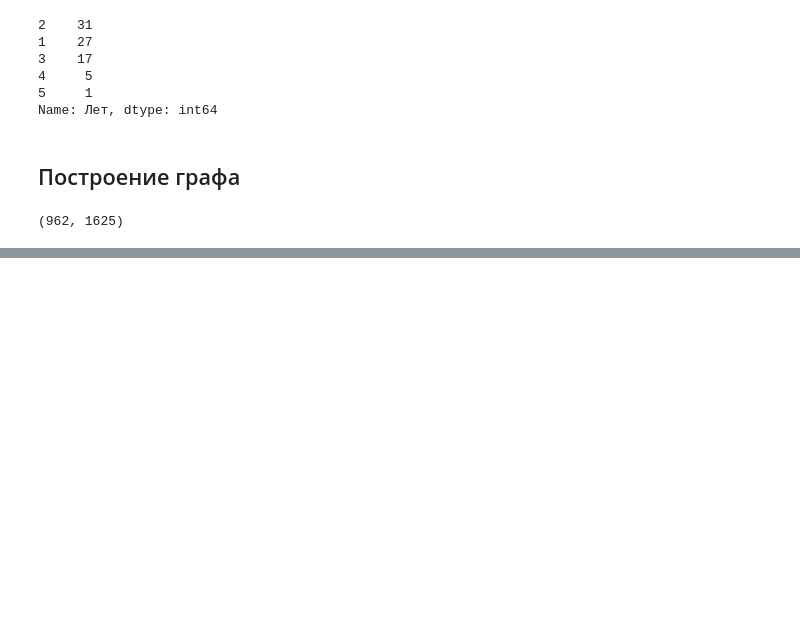
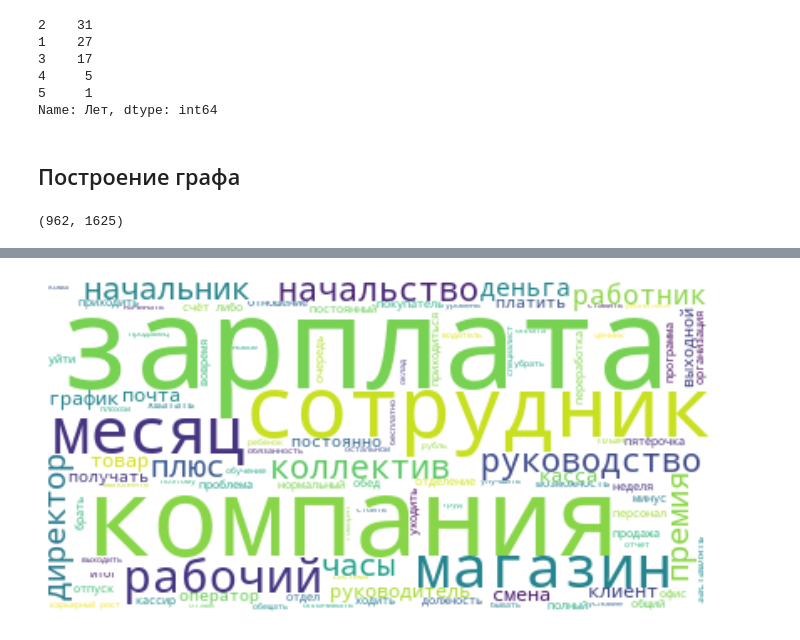
Before and after one commit to polosataya/grinatom-hakaton, a Jupyter notebook: EDA_fit_graph.ipynb, the cells around one changed output, grey strips where cells are left out. Saved outputs shown, nothing was run; the diff lists cells and outputs as text; code cells hidden in the pictures; blank space fills up the shorter version.

```diff
--- a/EDA_fit_graph.ipynb
+++ b/EDA_fit_graph.ipynb
@@ -566,0 +672,7 @@ nx.draw(G, with_labels=True, node_color=values, edge_color = colors, width = 1)
+# %%
+#Работающие (Полный датасейт)
+text = data_in['Отзыв'].str.cat(sep=' ')
+plot_word_cloud(text, 'ponedelnik_norm.png', stopwords=stopwords_ru, max_words=100,
+                background_color='white', normalize=True)
+# %% [output]
+[figure, added]
```
Also changed, not shown: parts of 25 cells of this notebook.
